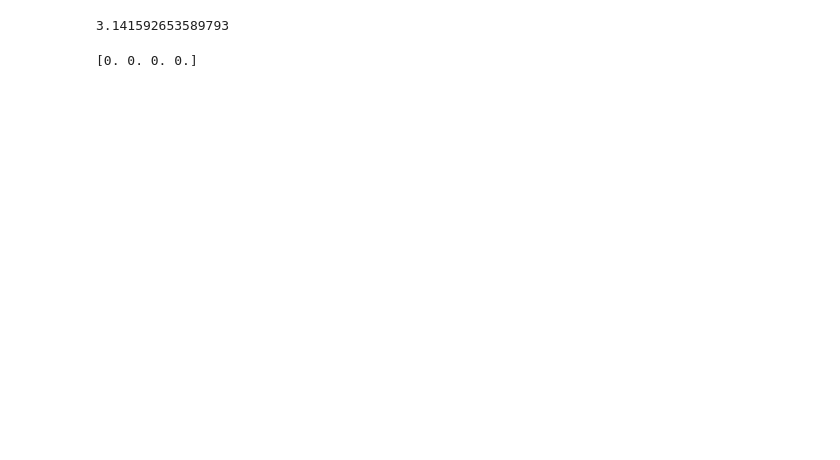
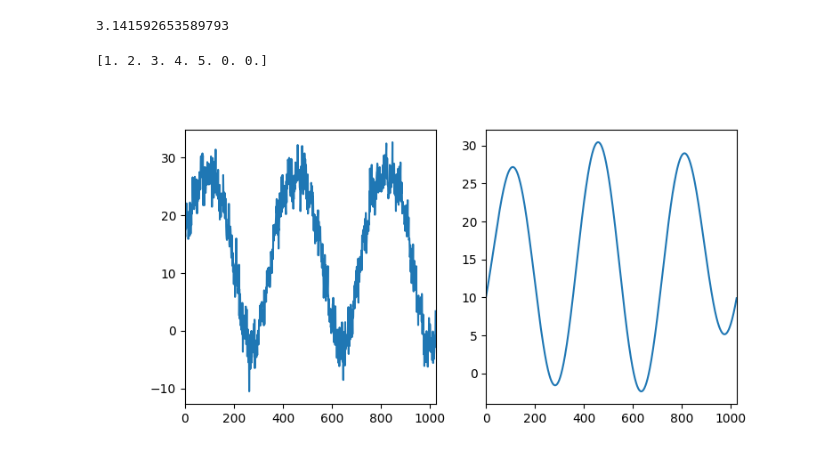
Before and after one commit to sonwon39/gaussian_splatting, a Jupyter notebook: theory/fourier/fourier_transform.ipynb, the cells around one changed output. Cells and saved outputs as stored; diff of their text form; code cells hidden in the pictures; blank space fills up the shorter version.

```diff
--- a/theory/fourier/fourier_transform.ipynb
+++ b/theory/fourier/fourier_transform.ipynb
@@ -55 +44,8 @@ print(PI)
+# %%
+t = np.array([1,2,3,4,5])
+n = 8
+t = np.concat([t, np.zeros((n-len(t)-1))])
+print(t)
+# %% [output]
+[1. 2. 3. 4. 5. 0. 0.]
 # %%
@@ -106,8 +103,27 @@ def fft(x):
 
     return prev_result
 # %%
-x = np.array([2.0,3.0,0.0,0.0])
-x_ret = fft(x)
-print(x_ret)
+temp_1024 = temp[:1024]
+x_ret = fft(temp_1024)
+
+l = [1,2,3]
+final_fft = np.zeros_like(x_ret)
+final_fft[0] = x_ret[0]
+for i in l:
+    final_fft[i] = x_ret[i]
+    final_fft[-i] = x_ret[-i]
+
+ret2 = fft(final_fft, True)
+ret2 = ret2 / len(ret2)
-# %% [output]
-[0. 0. 0. 0.]
+# %%
+total_day = len(temp_1024)
+fig, ax = plt.subplots(1,2,figsize=(8,4))
+ax_x = np.arange(total_day)
+ax[0].plot(ax_x, temp_1024)
+ax[0].set_xlim([0,total_day])
+ax[1].plot(ax_x, ret2[:total_day])
+ax[1].set_xlim([0,total_day])
+
+plt.show()
+# %% [output]
+[figure, added]
```
Also changed, not shown: parts of 7 cells of this notebook.
